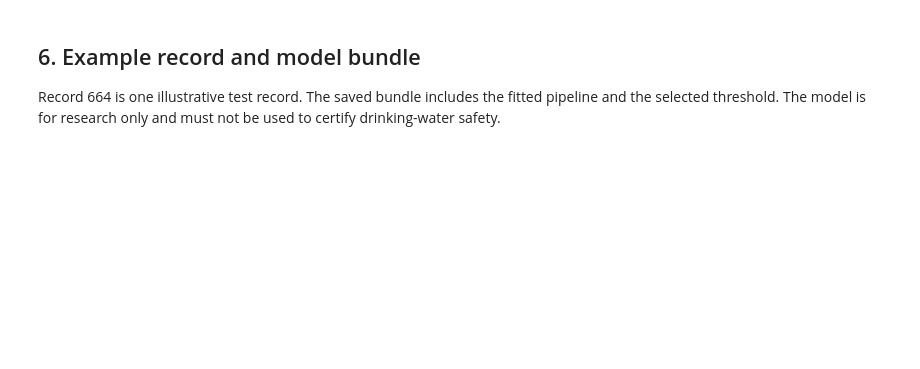
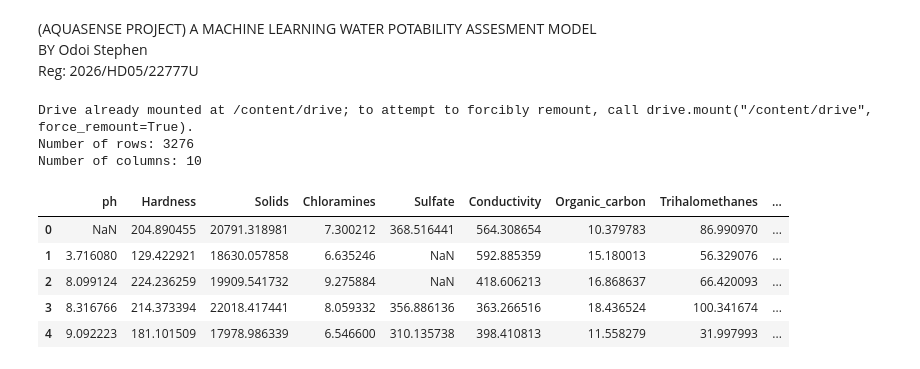
Before and after one commit to odstev/MACHINE-BASED-WATER-POTABILITY-ASSESSMENT-SYSTEM, a Jupyter notebook: AquaSense_Analysis.ipynb, the cells around one changed output. Drawn from its saved outputs; the diff is of its cells as text; code cells hidden in the pictures; blank space fills up the shorter version.

Commit message:
Replace notebook

```diff
--- a/AquaSense_Analysis.ipynb
+++ b/AquaSense_Analysis.ipynb
@@ -125,4 +0,0 @@ plt.xlabel('Relative impurity-based importance'); plt.tight_layout(); plt.show()
-# %% [markdown]
-## 6. Example record and model bundle
-
-Record 664 is one illustrative test record. The saved bundle includes the fitted pipeline and the selected threshold. The model is for research only and must not be used to certify drinking-water safety.
@@ -138,0 +1,5 @@ print('Saved AquaSense_random_forest_v1.joblib')
+# %% [markdown]
+(AQUASENSE PROJECT) A MACHINE LEARNING WATER POTABILITY ASSESMENT MODEL
+BY
+  Odoi Stephen
+Reg: 2026/HD05/22777U
@@ -138,0 +37,28 @@ print('Saved AquaSense_random_forest_v1.joblib')
+# %%
+
+
+# Collecting the data from my drive
+from google.colab import drive
+
+# Mount Google Drive to the standard mount point
+drive.mount('/content/drive')
+
+# Load the CSV file into a table called water_data
+water_data = pd.read_csv("/content/drive/MyDrive/Colab Notebooks/water_potability.csv")
+
+# Show the size of the dataset
+print("Number of rows:", water_data.shape[0])
+print("Number of columns:", water_data.shape[1])
+
+# Show the first five records
+display(water_data.head())
+# %% [output]
+Drive already mounted at /content/drive; to attempt to forcibly remount, call drive.mount("/content/drive", force_remount=True).
+Number of rows: 3276
+Number of columns: 10
+|  | ph | Hardness | Solids | Chloramines | Sulfate | Conductivity | Organic_carbon | Trihalomethanes | ... |
+| 0 | NaN | 204.890455 | 20791.318981 | 7.300212 | 368.516441 | 564.308654 | 10.379783 | 86.990970 | ... |
+| 1 | 3.716080 | 129.422921 | 18630.057858 | 6.635246 | NaN | 592.885359 | 15.180013 | 56.329076 | ... |
+| 2 | 8.099124 | 224.236259 | 19909.541732 | 9.275884 | NaN | 418.606213 | 16.868637 | 66.420093 | ... |
+| 3 | 8.316766 | 214.373394 | 22018.417441 | 8.059332 | 356.886136 | 363.266516 | 18.436524 | 100.341674 | ... |
+| 4 | 9.092223 | 181.101509 | 17978.986339 | 6.546600 | 310.135738 | 398.410813 | 11.558279 | 31.997993 | ... |
```
Also changed, not shown: parts of 46 cells of this notebook.
